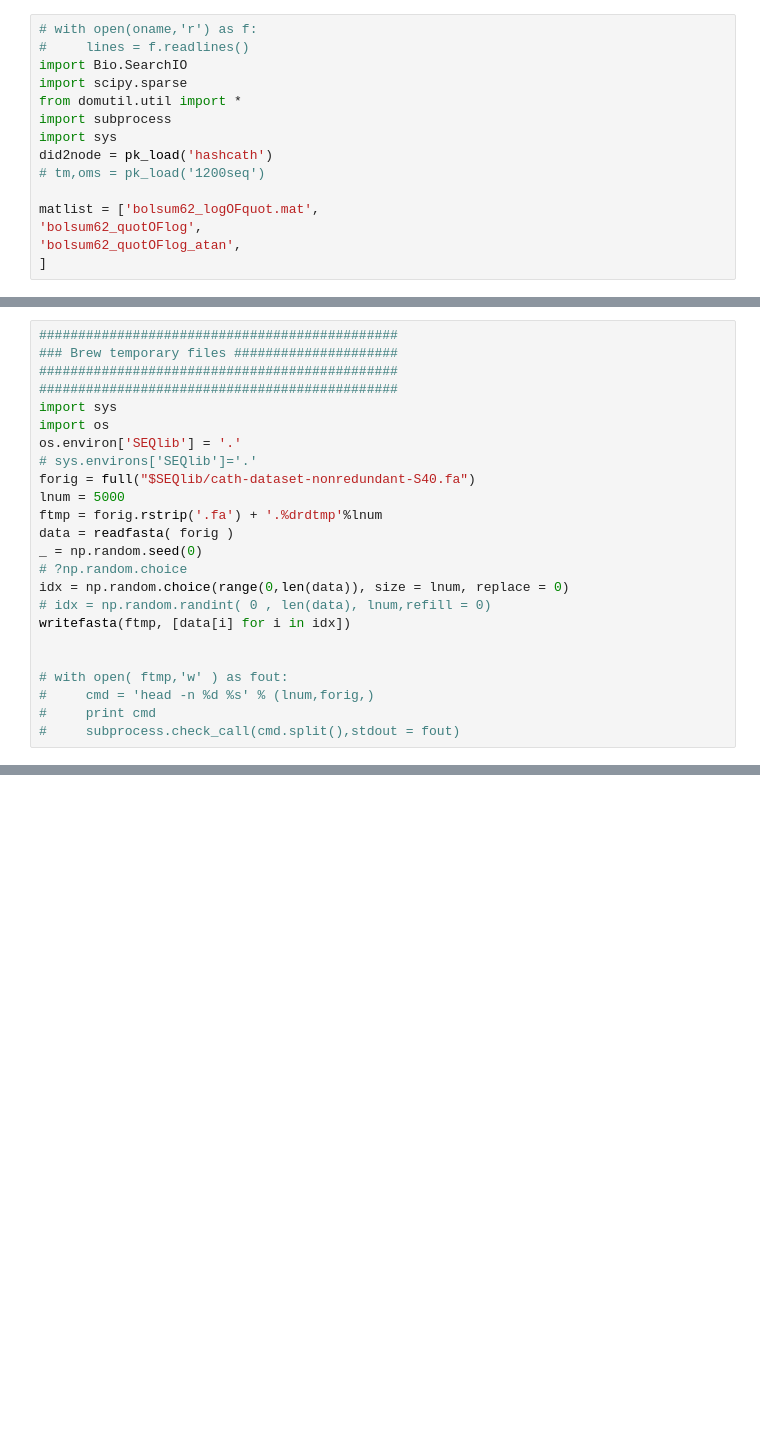
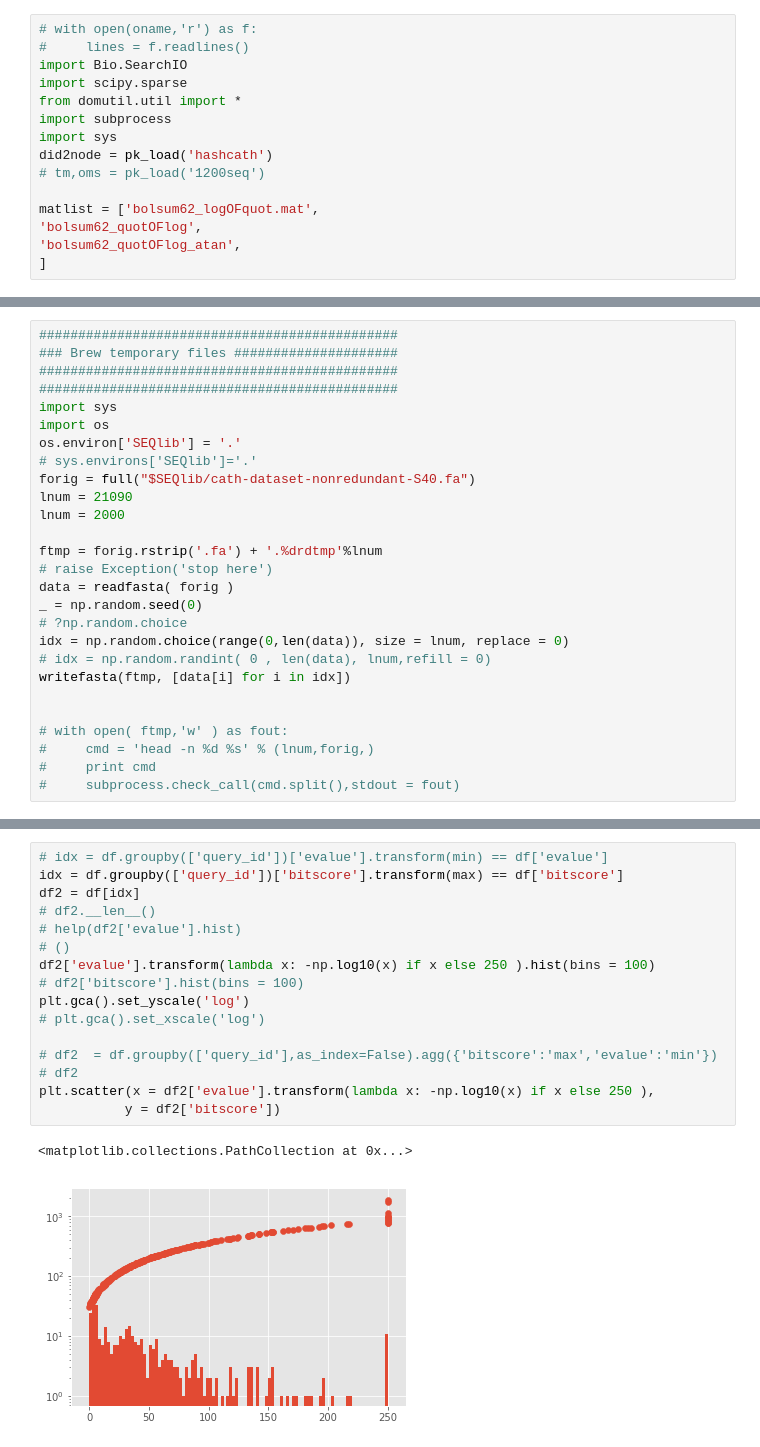
Before and after one commit to shouldsee/blosum, a Jupyter notebook: workflow.ipynb, the cells around one changed output, grey strips where cells are left out. Saved outputs shown, nothing was run; the diff lists cells and outputs as text; blank space fills up the shorter version.

```diff
--- a/workflow.ipynb
+++ b/workflow.ipynb
@@ -253,8 +294,11 @@ import os
 os.environ['SEQlib'] = '.'
 # sys.environs['SEQlib']='.'
 forig = full("$SEQlib/cath-dataset-nonredundant-S40.fa")
-lnum = 5000
+lnum = 21090
+lnum = 2000
+
 ftmp = forig.rstrip('.fa') + '.%drdtmp'%lnum
+# raise Exception('stop here')
 data = readfasta( forig )
 _ = np.random.seed(0)
 # ?np.random.choice
@@ -437,0 +778,19 @@ om.min()
+# %%
+# idx = df.groupby(['query_id'])['evalue'].transform(min) == df['evalue']
+idx = df.groupby(['query_id'])['bitscore'].transform(max) == df['bitscore']
+df2 = df[idx]
+# df2.__len__()
+# help(df2['evalue'].hist)
+# ()
+df2['evalue'].transform(lambda x: -np.log10(x) if x else 250 ).hist(bins = 100)
+# df2['bitscore'].hist(bins = 100)
+plt.gca().set_yscale('log')
+# plt.gca().set_xscale('log')
+
+# df2  = df.groupby(['query_id'],as_index=False).agg({'bitscore':'max','evalue':'min'})
+# df2
+plt.scatter(x = df2['evalue'].transform(lambda x: -np.log10(x) if x else 250 ),
+           y = df2['bitscore'])
+# %% [output]
+<matplotlib.collections.PathCollection at 0x...>
+[figure, added]
```
Also changed, not shown: parts of 29 cells of this notebook, 6 other files.
